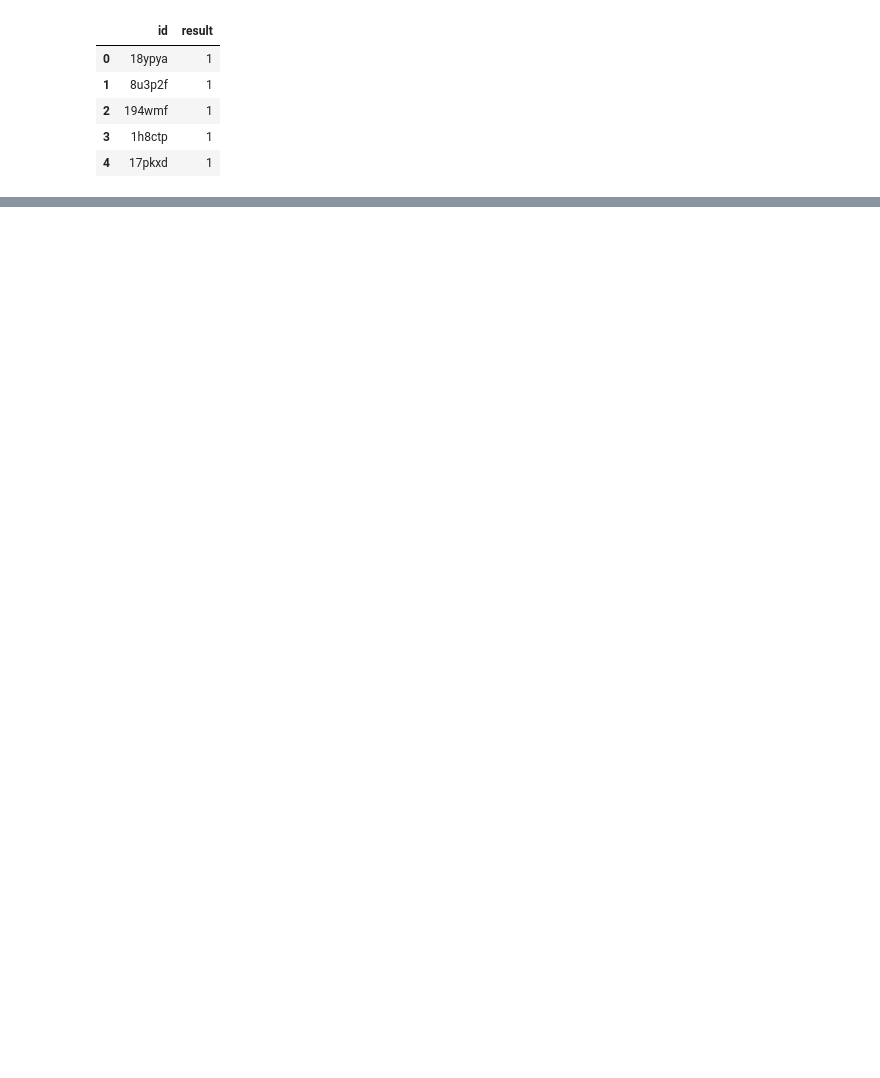
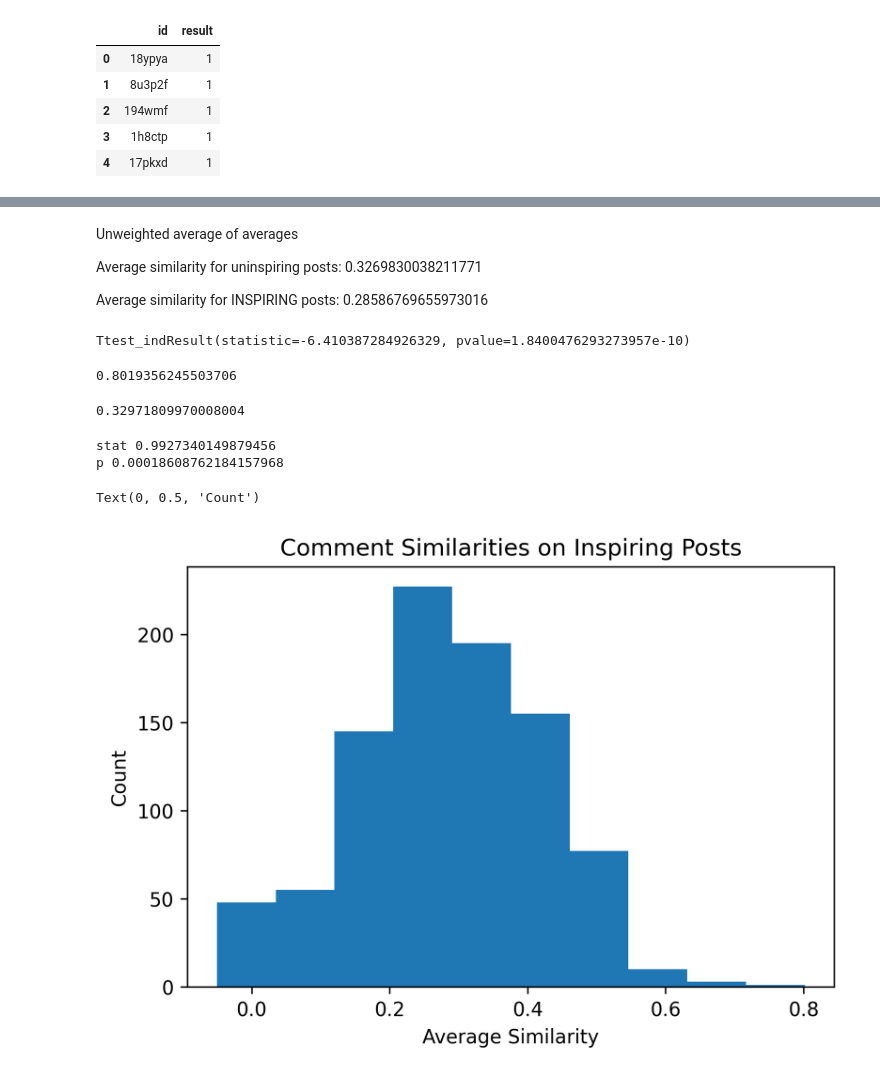
Before and after one commit to d141/iu-notebooks, a Jupyter notebook: Train Inspiration.ipynb, the cells around one changed output, grey strips where cells are left out. Cells and saved outputs as stored; diff of their text form; code cells hidden in the pictures; blank space fills up the shorter version.

```diff
--- a/Train Inspiration.ipynb
+++ b/Train Inspiration.ipynb
@@ -118,0 +1022,3 @@ files.download('title_df.csv')
+# %%
+from empath import Empath
+lexicon = Empath()
@@ -118,0 +1589,17 @@ files.download('title_df.csv')
+# %%
+import json as JSON
+
+with open('not_inspiring.json') as json_file:
+    print(type(json_file))
+    not_inspiring_posts = JSON.load(json_file)
+
+n_similarities = []
+n_num_posts = []
+n_total_similarities = []
+for d in not_inspiring_posts:
+  try:
+    n_similarities.append(not_inspiring_posts[d]['average_similarity'])
+    n_num_posts.append(not_inspiring_posts[d]['total_comments'])
+    n_total_similarities.append(not_inspiring_posts[d]['total_similarity'])
+  except:
+    continue
@@ -118,0 +1608,15 @@ files.download('title_df.csv')
+# %%
+with open('inspiring.json') as json_file:
+    print(type(json_file))
+    inspiring_posts = JSON.load(json_file)
+
+i_similarities = []
+i_num_posts = []
+i_total_similarities = []
+for d in inspiring_posts:
+  try:
+    i_similarities.append(inspiring_posts[d]['average_similarity'])
+    i_num_posts.append(inspiring_posts[d]['total_comments'])
+    i_total_similarities.append(inspiring_posts[d]['total_similarity'])
+  except:
+    continue
@@ -118,0 +1633,43 @@ files.download('title_df.csv')
+# %% [markdown]
+Unweighted average of averages
+
+Average similarity for uninspiring posts: 0.3269830038211771
+
+Average similarity for INSPIRING posts: 0.28586769655973016
+# %%
+from scipy import stats
+from scipy.stats import norm
+
+stats.ttest_ind(i_similarities, n_similarities, equal_var=False)
+# %% [output]
+Ttest_indResult(statistic=-6.410387284926329, pvalue=1.8400476293273957e-10)
+# %%
+np.max(i_similarities)
+# %% [output]
+0.8019356245503706
+# %%
+np.median(n_similarities)
+# %% [output]
+0.32971809970008004
+# %%
+from scipy.stats import shapiro
+
+stat, p = shapiro(i_similarities)
+print("stat", stat)
+print("p", p)
+# %% [output]
+stat 0.9927340149879456
+p 0.00018608762184157968
+# %%
+import matplotlib.pyplot as plt
+
+plt.rcParams['figure.dpi'] = 300
+
+#plt.figure(figsize=(10,8))
+plt.hist(i_similarities, bins=10)
+plt.title("Comment Similarities on Inspiring Posts")
+plt.xlabel("Average Similarity")
+plt.ylabel("Count")
+# %% [output]
+Text(0, 0.5, 'Count')
+[figure, added]
```
Also changed, not shown: parts of 116 cells of this notebook.
